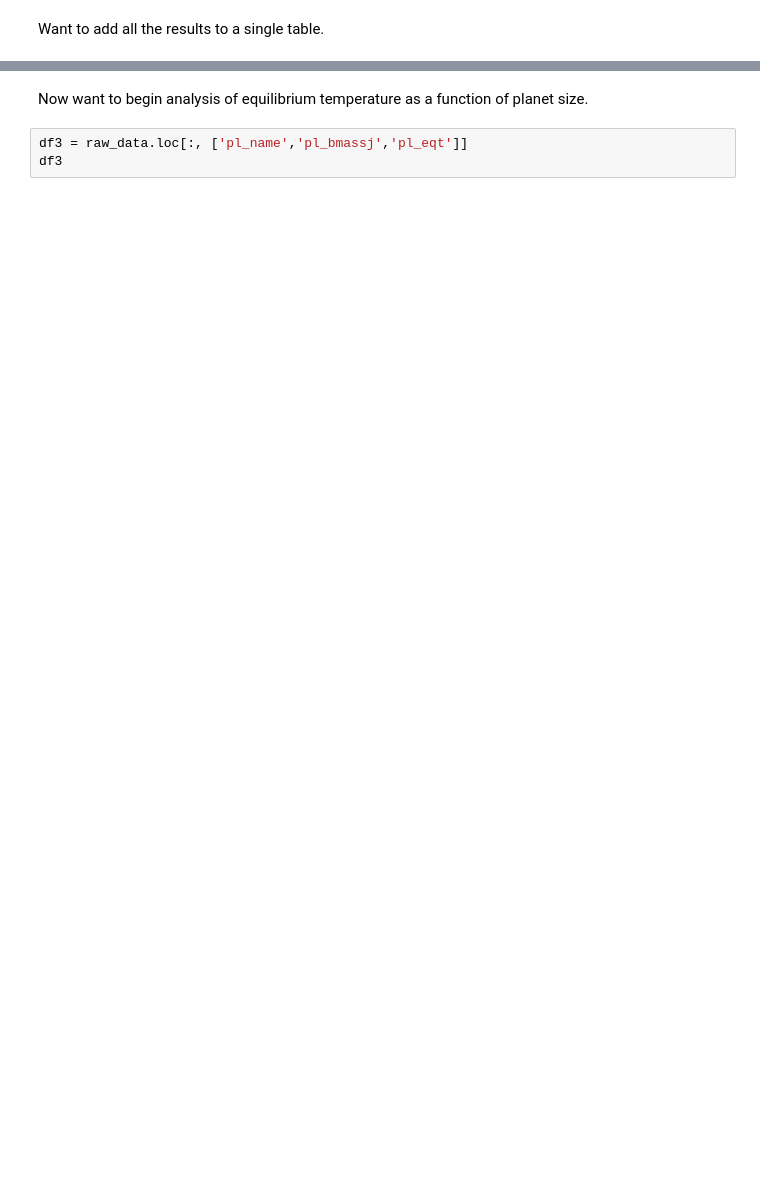
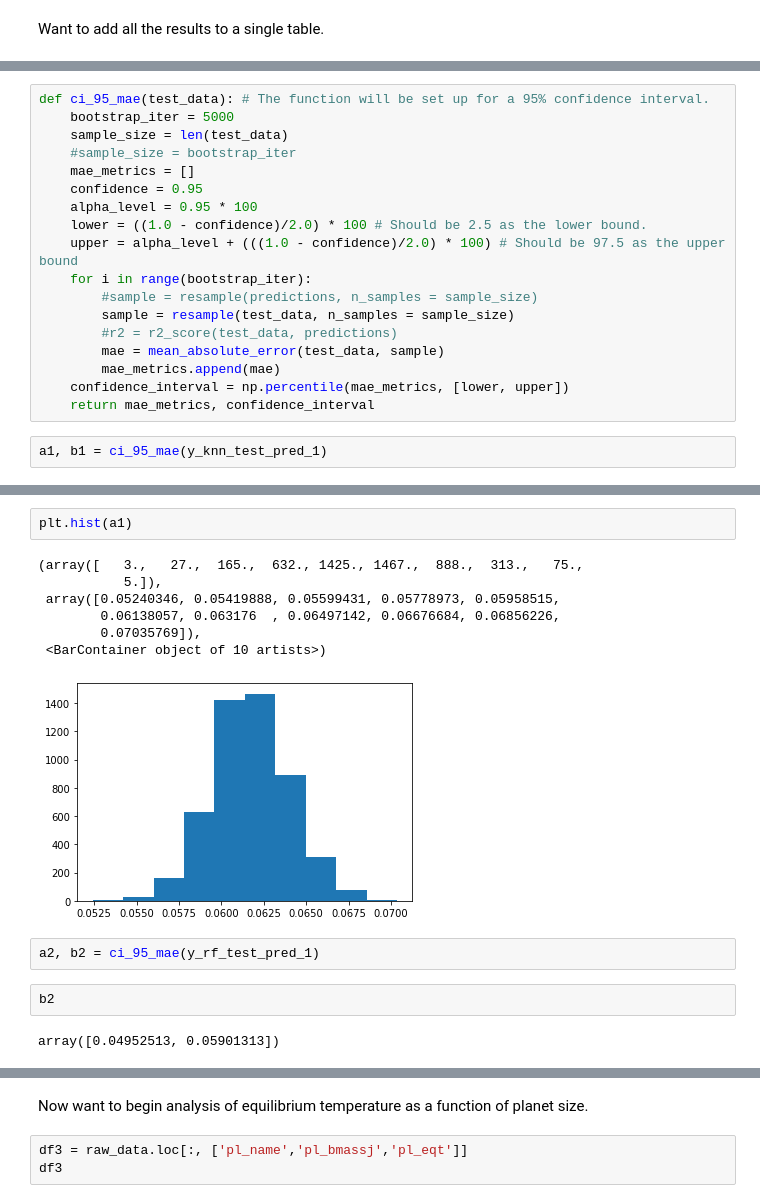
Before and after one commit to jbravo87/blog-projects, a Jupyter notebook: exoplanet_data_notebook.ipynb, the cells around one changed output, grey strips where cells are left out. Drawn from its saved outputs; the diff is of its cells as text; blank space fills up the shorter version.

```diff
--- a/exoplanet_data_notebook.ipynb
+++ b/exoplanet_data_notebook.ipynb
@@ -672,0 +686,20 @@ KeyboardInterrupt:
+# %%
+def ci_95_mae(test_data): # The function will be set up for a 95% confidence interval.
+    bootstrap_iter = 5000
+    sample_size = len(test_data)
+    #sample_size = bootstrap_iter
+    mae_metrics = []
+    confidence = 0.95
+    alpha_level = 0.95 * 100
+    lower = ((1.0 - confidence)/2.0) * 100 # Should be 2.5 as the lower bound.
+    upper = alpha_level + (((1.0 - confidence)/2.0) * 100) # Should be 97.5 as the upper bound
+    for i in range(bootstrap_iter):
+        #sample = resample(predictions, n_samples = sample_size)
+        sample = resample(test_data, n_samples = sample_size)
+        #r2 = r2_score(test_data, predictions)
+        mae = mean_absolute_error(test_data, sample)
+        mae_metrics.append(mae)
+    confidence_interval = np.percentile(mae_metrics, [lower, upper])
+    return mae_metrics, confidence_interval
+# %%
+a1, b1 = ci_95_mae(y_knn_test_pred_1)
@@ -672,0 +710,16 @@ KeyboardInterrupt:
+# %%
+plt.hist(a1)
+# %% [output]
+(array([   3.,   27.,  165.,  632., 1425., 1467.,  888.,  313.,   75.,
+           5.]),
+ array([0.05240346, 0.05419888, 0.05599431, 0.05778973, 0.05958515,
+        0.06138057, 0.063176  , 0.06497142, 0.06676684, 0.06856226,
+        0.07035769]),
+ <BarContainer object of 10 artists>)
+[figure, added]
+# %%
+a2, b2 = ci_95_mae(y_rf_test_pred_1)
+# %%
+b2
+# %% [output]
+array([0.04952513, 0.05901313])
```
Also changed, not shown: parts of 68 cells of this notebook.
